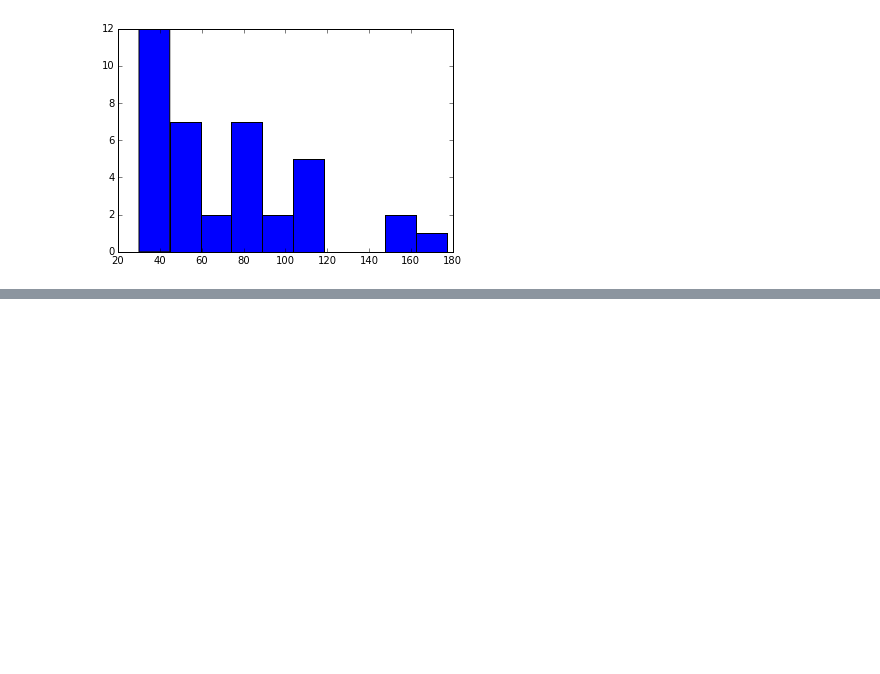
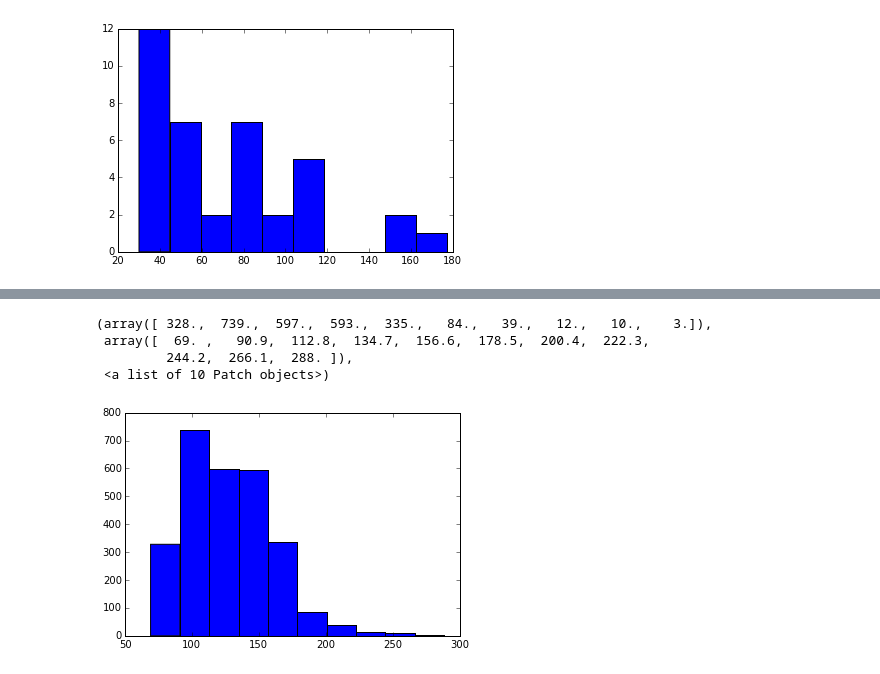
Before and after one commit to mzw4/jyupitertime, a Jupyter notebook: comp1/CS 5786 Comp 1 - JAC.ipynb, the cells around one changed output, grey strips where cells are left out. Cells and saved outputs as stored; diff of their text form; code cells hidden in the pictures; blank space fills up the shorter version.

```diff
--- a/comp1/CS 5786 Comp 1 - JAC.ipynb
+++ b/comp1/CS 5786 Comp 1 - JAC.ipynb
@@ -2199,0 +2195,16 @@ print sorted(probs)[:25]
+# %%
+# Load ground truth for for/against labels.
+for_against_label = {}
+
+for_against_label_file = 'preds_laplacian1.csv'
+header = True # Skip the header.
+for row in open(for_against_label_file):
+    if header:
+        header = False
+        continue
+
+    entries = row.strip().split(',')
+    speech_num = int(entries[0])
+    label = entries[1]
+
+    for_against_label[speech_num] = label
@@ -2199,0 +2273,8 @@ print sorted(probs)[:25]
+# %%
+plt.hist(noise_probs_per_row)
+# %% [output]
+(array([ 328.,  739.,  597.,  593.,  335.,   84.,   39.,   12.,   10.,    3.]),
+ array([  69. ,   90.9,  112.8,  134.7,  156.6,  178.5,  200.4,  222.3,
+         244.2,  266.1,  288. ]),
+ <a list of 10 Patch objects>)
+[figure, added]
```
Also changed, not shown: parts of 23 cells of this notebook, 6 other files.
